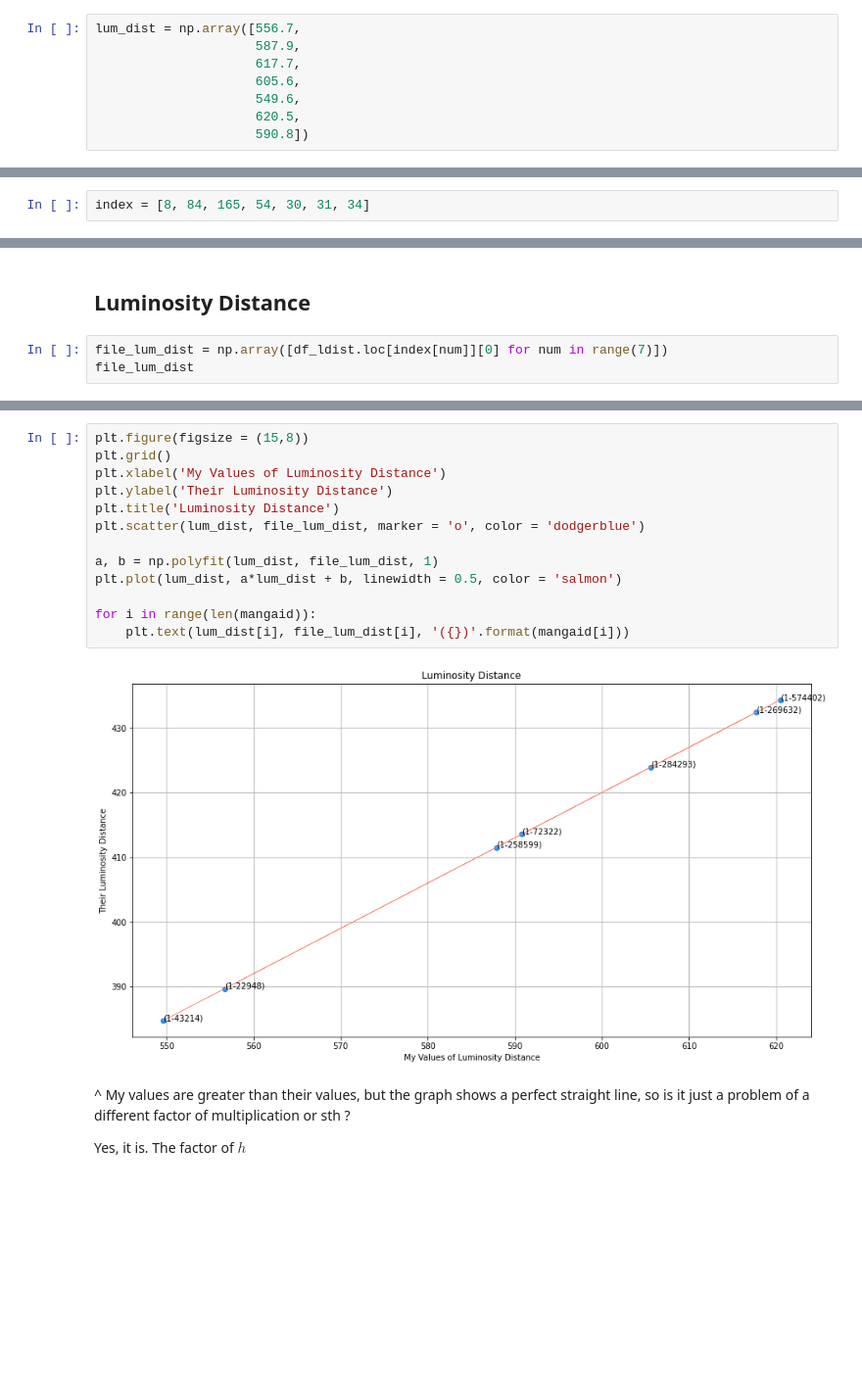
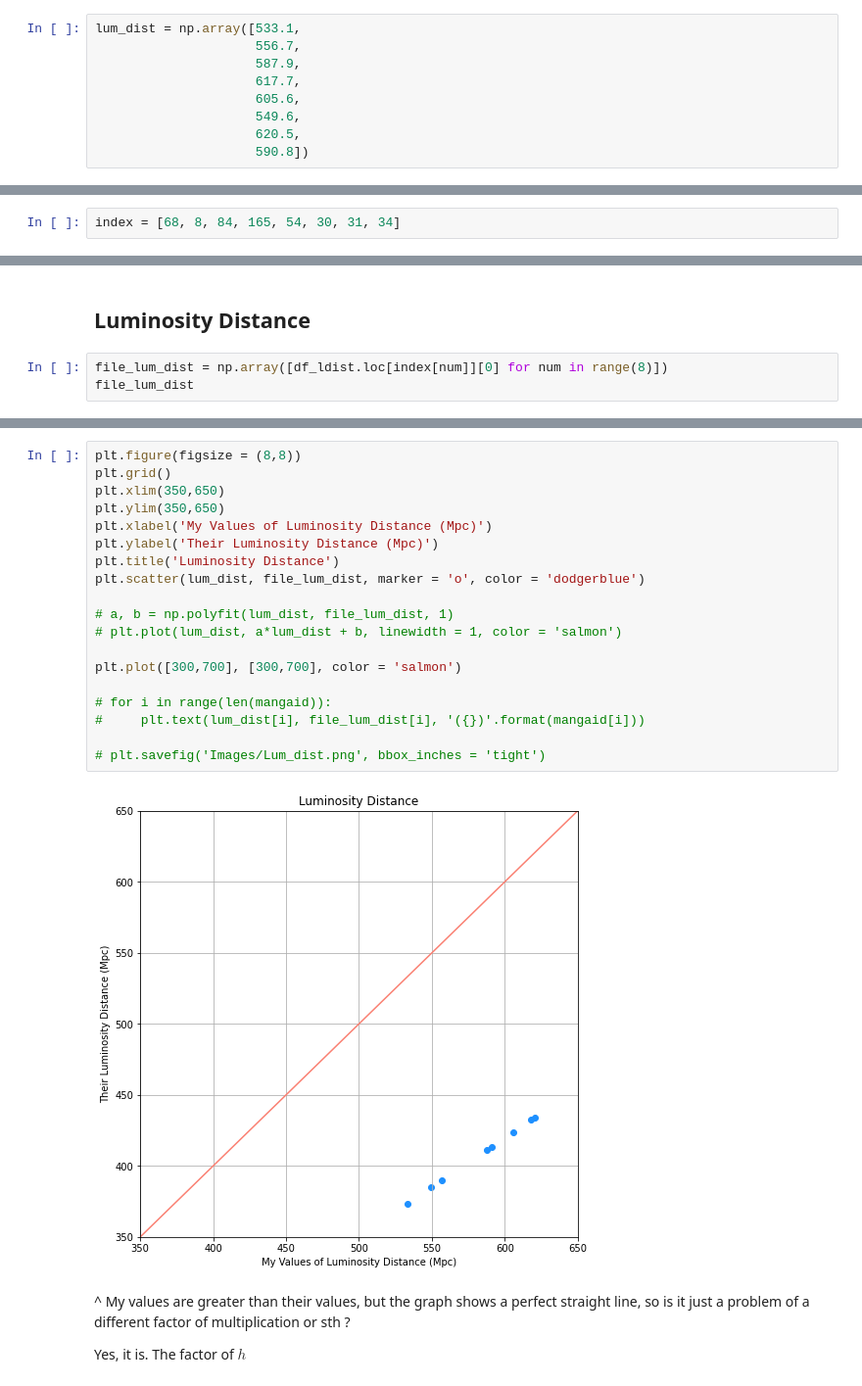
Before and after one commit to Natacha-U/Snr-Prj, a Jupyter notebook: Display_Results.ipynb, the cells around one changed output, grey strips where cells are left out. Shown at 98% size. Saved outputs shown, nothing was run; the diff lists cells and outputs as text; blank space fills up the shorter version.

Commit message:
added more result graphs

```diff
--- a/Display_Results.ipynb
+++ b/Display_Results.ipynb
@@ -107,5 +116,6 @@ x = [1,2,3,4,5,6,7]
 # %%
-lum_dist = np.array([556.7,
+lum_dist = np.array([533.1,
+                     556.7,
                      587.9,
                      617.7,
                      605.6,
@@ -318,7 +336,7 @@ df2.loc[df2['mangaid'] == mangaid[6]]
 
 17. **stellar_sigma_1re** = Flux-weighted mean stellar velocity dispersion of all spaxels within 1 R_{e}.
 # %%
-index = [8, 84, 165, 54, 30, 31, 34]
+index = [68, 8, 84, 165, 54, 30, 31, 34]
 # %%
 df_ldist = df1[['ldist_nsa_z']]
 df_flux = df1[['emline_sflux_tot_oiii_5008']]
@@ -326,6 +344,6 @@ df_vdis = df1[['stellar_sigma_1re']]
 # %% [markdown]
 ## Luminosity Distance
 # %%
-file_lum_dist = np.array([df_ldist.loc[index[num]][0] for num in range(7)])
+file_lum_dist = np.array([df_ldist.loc[index[num]][0] for num in range(8)])
 file_lum_dist
 # %% [output]
@@ -345,18 +363,24 @@ avg factor = 1.4285509077193692
 # %%
-plt.figure(figsize = (15,8))
+plt.figure(figsize = (8,8))
 plt.grid()
-plt.xlabel('My Values of Luminosity Distance')
-plt.ylabel('Their Luminosity Distance')
+plt.xlim(350,650)
+plt.ylim(350,650)
+plt.xlabel('My Values of Luminosity Distance (Mpc)')
+plt.ylabel('Their Luminosity Distance (Mpc)')
 plt.title('Luminosity Distance')
 plt.scatter(lum_dist, file_lum_dist, marker = 'o', color = 'dodgerblue')
 
-a, b = np.polyfit(lum_dist, file_lum_dist, 1)
-plt.plot(lum_dist, a*lum_dist + b, linewidth = 0.5, color = 'salmon')
+# a, b = np.polyfit(lum_dist, file_lum_dist, 1)
+# plt.plot(lum_dist, a*lum_dist + b, linewidth = 1, color = 'salmon')
 
-for i in range(len(mangaid)):
-    plt.text(lum_dist[i], file_lum_dist[i], '({})'.format(mangaid[i]))
+plt.plot([300,700], [300,700], color = 'salmon')
+
+# for i in range(len(mangaid)):
+#     plt.text(lum_dist[i], file_lum_dist[i], '({})'.format(mangaid[i]))
+
+# plt.savefig('Images/Lum_dist.png', bbox_inches = 'tight')
 # %% [output]
-[figure, old version]
+[figure, new version]
 # %% [markdown]
 ^ My values are greater than their values, but the graph shows a perfect straight line, so is it just a problem of a different factor of multiplication or sth ?
 
```
Also changed, not shown: parts of 41 cells of this notebook.
